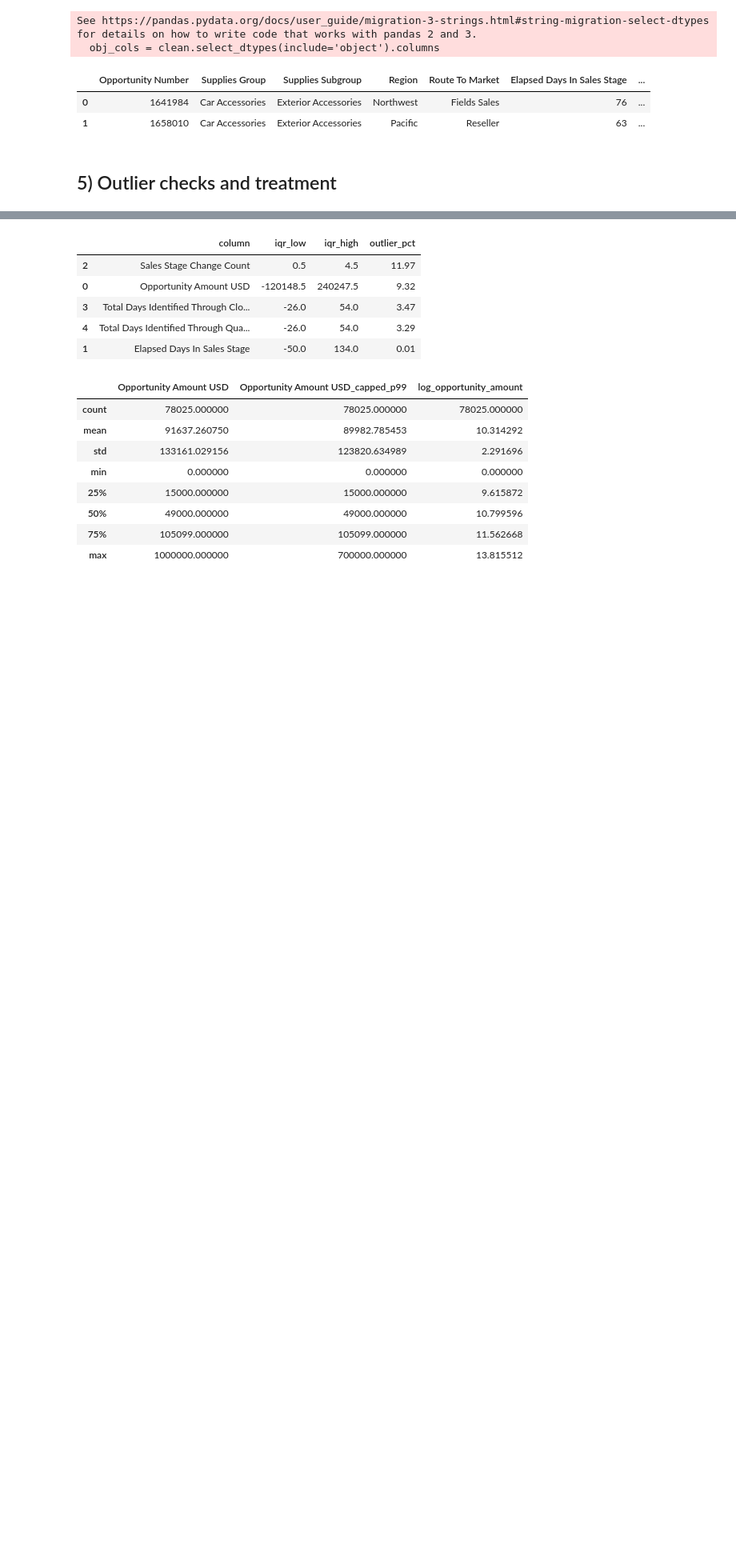
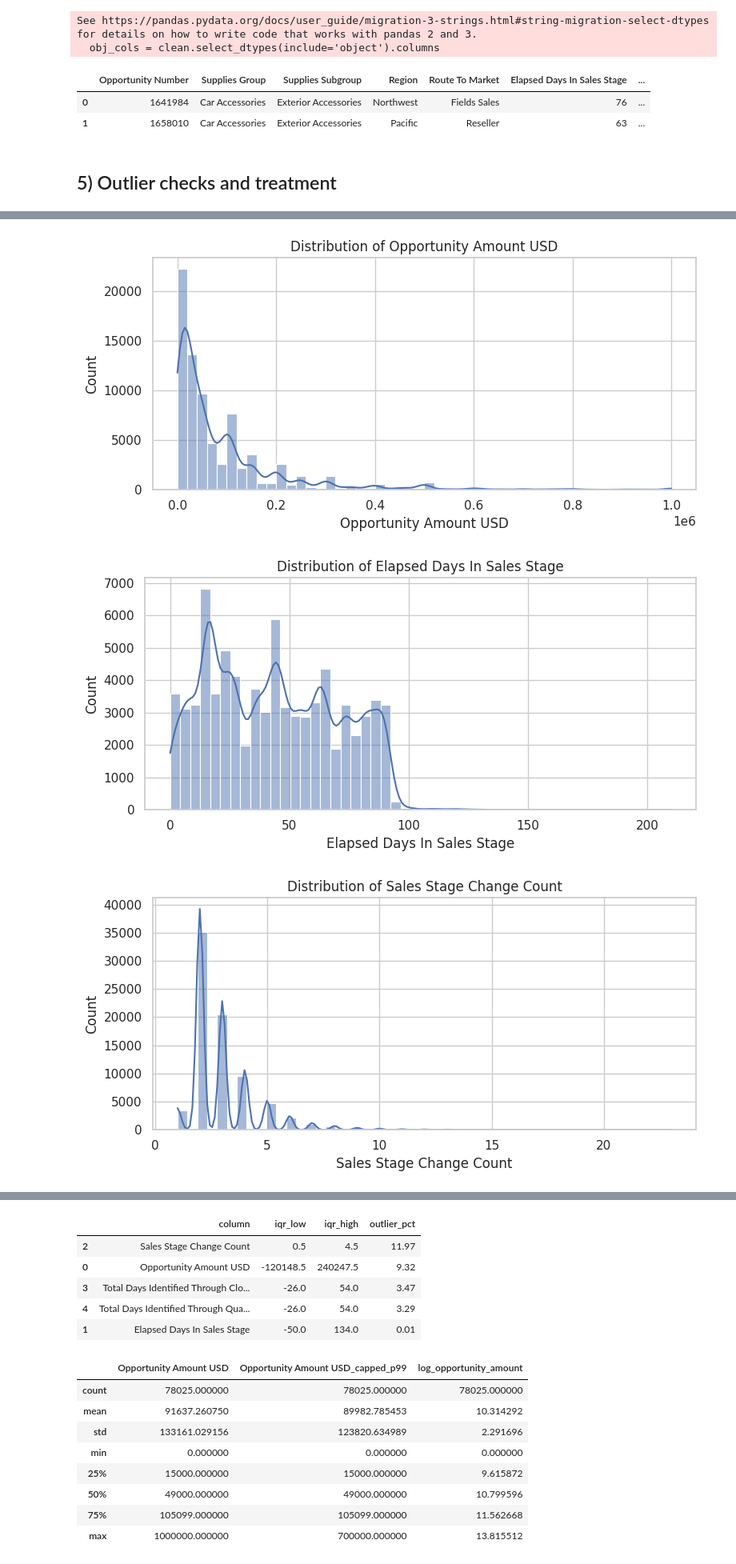
Before and after one commit to mrbungie/mib_cars_analysis, a Jupyter notebook: notebooks/01_eda_cleansing.ipynb, the cells around one changed output, grey strips where cells are left out. Shown at 80% size. Cells and saved outputs as stored; diff of their text form; code cells hidden in the pictures; blank space fills up the shorter version.

```diff
--- a/notebooks/01_eda_cleansing.ipynb
+++ b/notebooks/01_eda_cleansing.ipynb
@@ -215,0 +233,12 @@ See https://pandas.pydata.org/docs/user_guide/migration-3-strings.html#string-mi
+# %%
+for col in ["Opportunity Amount USD", "Elapsed Days In Sales Stage", "Sales Stage Change Count", "Total Days Identified Through Closing", "Total Days Identified Through Qualified"]:
+    plt.figure(figsize=(8,4))
+    sns.histplot(df[col].dropna(), kde=True, bins=50)
+    plt.title(f"Distribution of {col}")
+    plt.xlabel(col)
+    plt.tight_layout()
+    plt.show()
+# %% [output]
+[figure, added]
+[figure, added]
+[figure, added]
```
Also changed, not shown: parts of 6 cells of this notebook, 9 other files.
